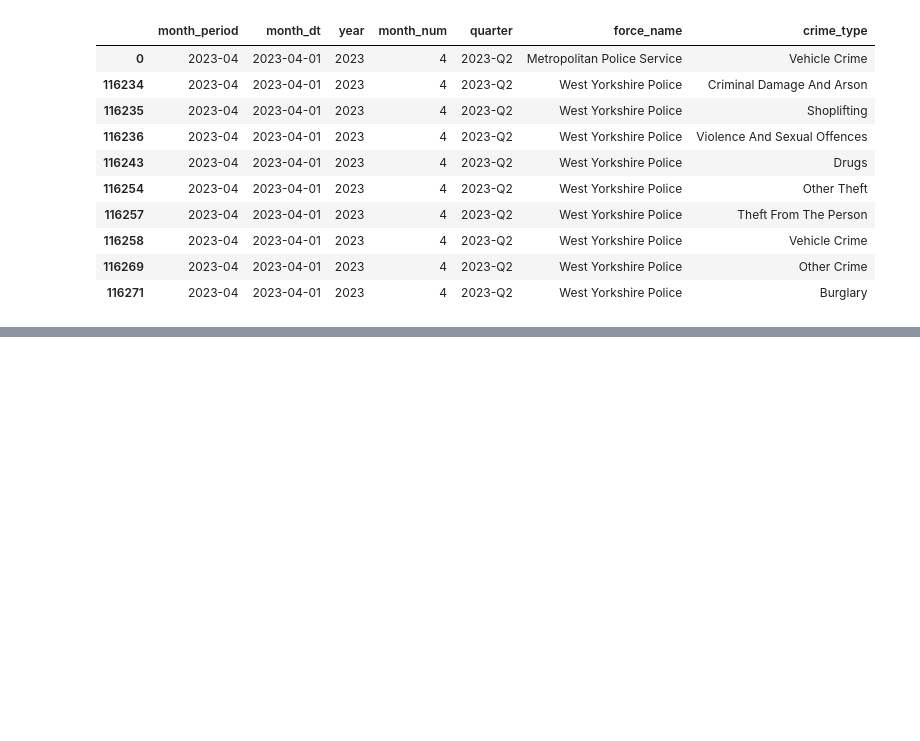
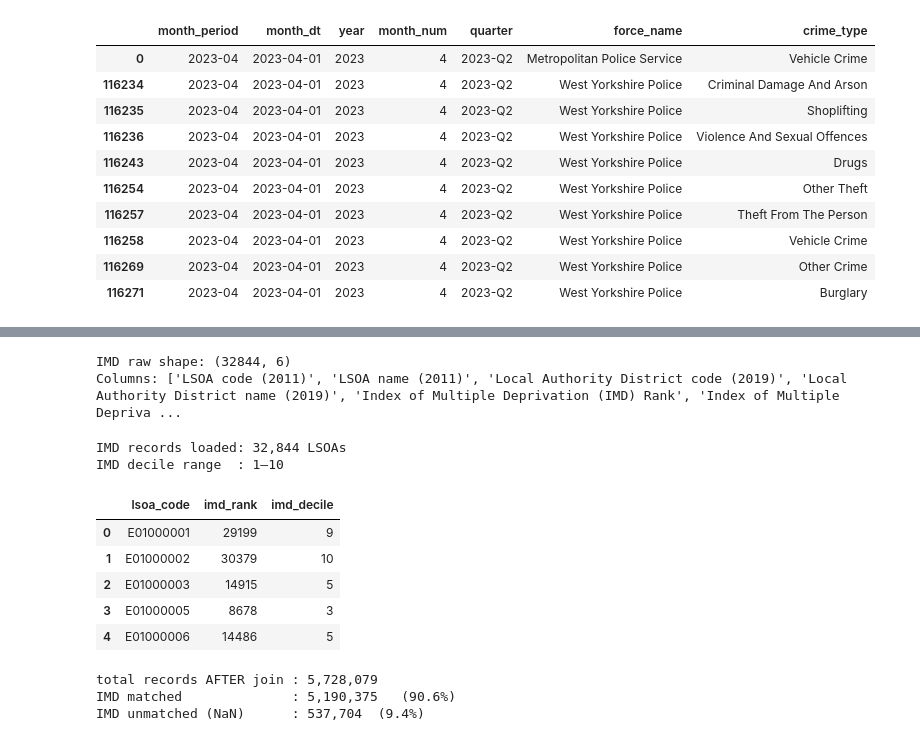
Before and after one commit to vcmeamaria/data-cleaning, a Jupyter notebook: pipeline.ipynb, the cells around one changed output, grey strips where cells are left out. Cells and saved outputs as stored; diff of their text form; code cells hidden in the pictures; blank space fills up the shorter version.

Commit message:
section 4 - enrichment joins started section 4a - index of multiple deprivation added section 4b - population estimates started

```diff
--- a/pipeline.ipynb
+++ b/pipeline.ipynb
@@ -527,0 +537,69 @@ derived columns added:
+# %%
+# load IMD 2019
+imd_raw = pd.read_excel(
+    IMD_FILE,
+    sheet_name="IMD2019",    # ignore the 'Notes' sheet
+    dtype=str
+)
+
+print(f"IMD raw shape: {imd_raw.shape}")
+print("Columns:", imd_raw.columns.tolist())
+# %% [output]
+IMD raw shape: (32844, 6)
+Columns: ['LSOA code (2011)', 'LSOA name (2011)', 'Local Authority District code (2019)', 'Local Authority District name (2019)', 'Index of Multiple Deprivation (IMD) Rank', 'Index of Multiple Depriva ...
+# %%
+# select and rename the relevant IMD columns
+imd = imd_raw[[
+    "LSOA code (2011)",
+    "Index of Multiple Deprivation (IMD) Rank",
+    "Index of Multiple Deprivation (IMD) Decile"
+]].copy()
+
+imd.rename(columns={
+    "LSOA code (2011)":                             "lsoa_code",
+    "Index of Multiple Deprivation (IMD) Rank":     "imd_rank",
+    "Index of Multiple Deprivation (IMD) Decile":   "imd_decile",
+}, inplace=True)
+
+# cast numeric columns (came in as strings)
+imd["imd_rank"]   = pd.to_numeric(imd["imd_rank"],   errors="coerce")
+imd["imd_decile"] = pd.to_numeric(imd["imd_decile"], errors="coerce")
+
+print(f"IMD records loaded: {len(imd):,} LSOAs")
+print(f"IMD decile range  : {imd['imd_decile'].min():.0f}–{imd['imd_decile'].max():.0f}")
+print()
+display(imd.head())
+# %% [output]
+IMD records loaded: 32,844 LSOAs
+IMD decile range  : 1–10
+|  | lsoa_code | imd_rank | imd_decile |
+| 0 | E01000001 | 29199 | 9 |
+| 1 | E01000002 | 30379 | 10 |
+| 2 | E01000003 | 14915 | 5 |
+| 3 | E01000005 | 8678 | 3 |
+| 4 | E01000006 | 14486 | 5 |
+# %%
+# left join: crime records - IMD (on LSOA code)
+# LEFT join - records without an LSOA code (or with an LSOA not present in the 2019 IMD
+
+df = df.merge(
+    imd,
+    left_on="LSOA code",
+    right_on="lsoa_code",
+    how="left"
+)
+
+# match rate analysis
+matched      = df["imd_decile"].notna().sum()
+unmatched    = df["imd_decile"].isna().sum()
+pct_matched  = matched   / len(df) * 100
+pct_unmatched = unmatched / len(df) * 100
+
+print(f"total records AFTER join : {len(df):,}")
+print(f"IMD matched              : {matched:,}   ({pct_matched:.1f}%)")
+print(f"IMD unmatched (NaN)      : {unmatched:,}  ({pct_unmatched:.1f}%)")
+print()
+# %% [output]
+total records AFTER join : 5,728,079
+IMD matched              : 5,190,375   (90.6%)
+IMD unmatched (NaN)      : 537,704  (9.4%)
```
Also changed, not shown: parts of 3 cells of this notebook.
